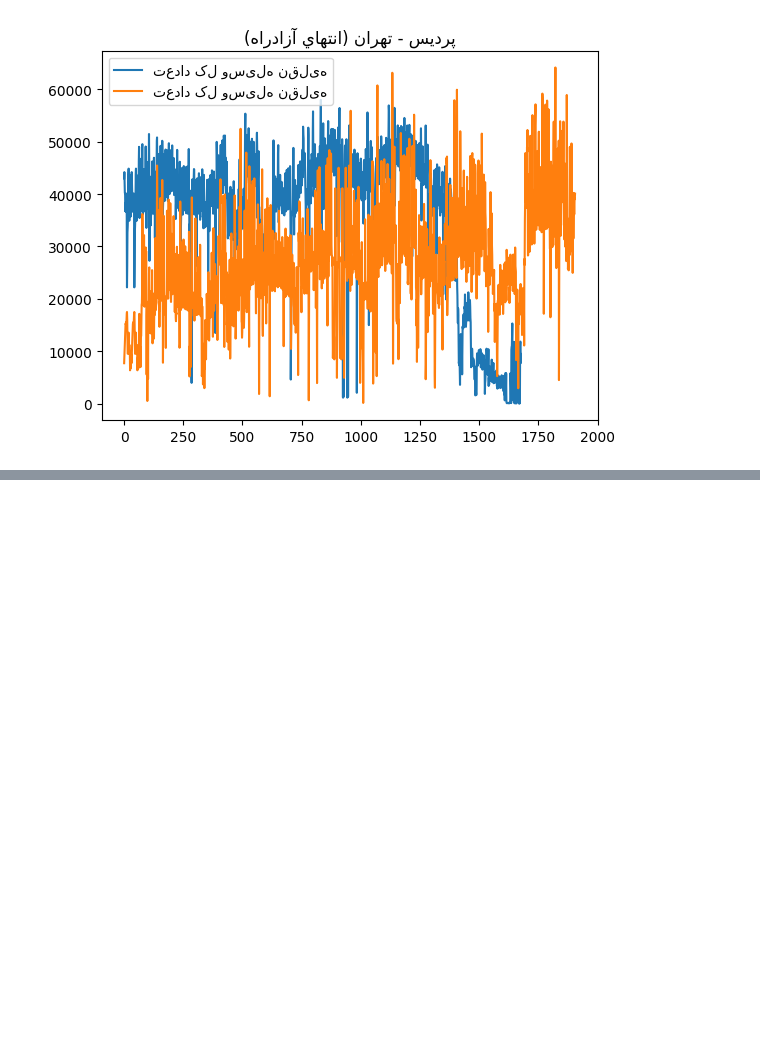
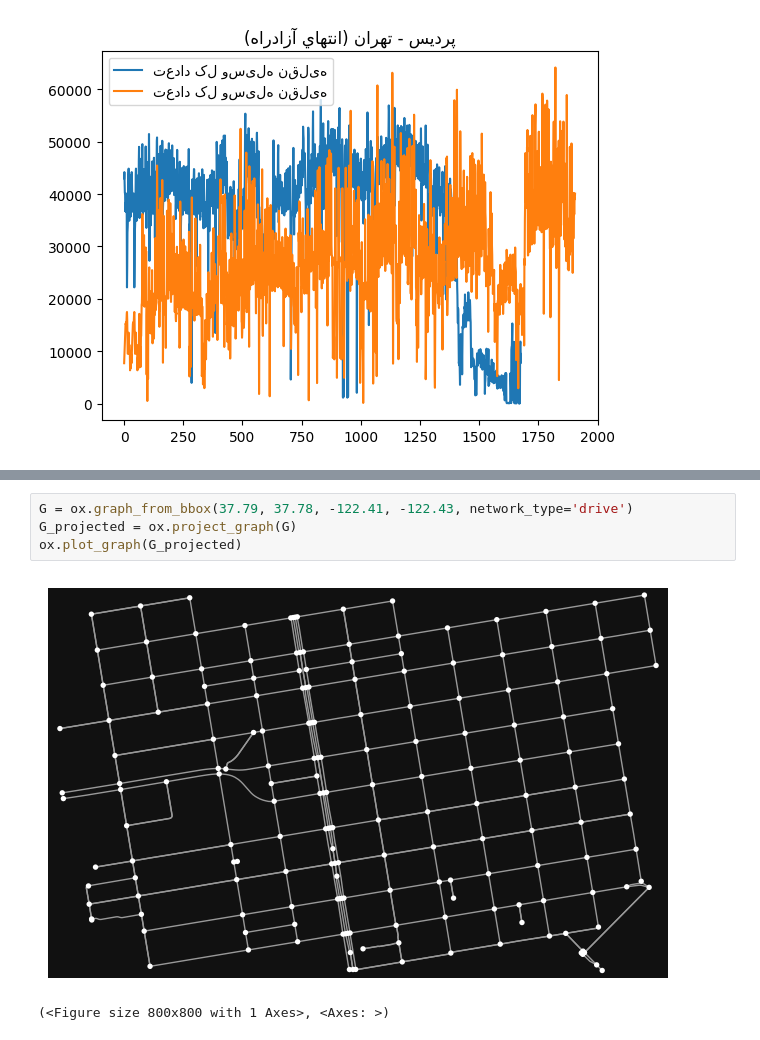
Before and after one commit to Amirali-Amirifar/traffic_analysis, a Jupyter notebook: analysis.ipynb, the cells around one changed output, grey strips where cells are left out. Drawn from its saved outputs; the diff is of its cells as text; blank space fills up the shorter version.

```diff
--- a/analysis.ipynb
+++ b/analysis.ipynb
@@ -186,0 +161,7 @@ TypeError: getRoadAddress() missing 3 required positional arguments: 'month', 'c
+# %%
+G = ox.graph_from_bbox(37.79, 37.78, -122.41, -122.43, network_type='drive')
+G_projected = ox.project_graph(G)
+ox.plot_graph(G_projected)
+# %% [output]
+[figure, added]
+(<Figure size 800x800 with 1 Axes>, <Axes: >)
```
Also changed, not shown: parts of 21 cells of this notebook, 4 other files.
